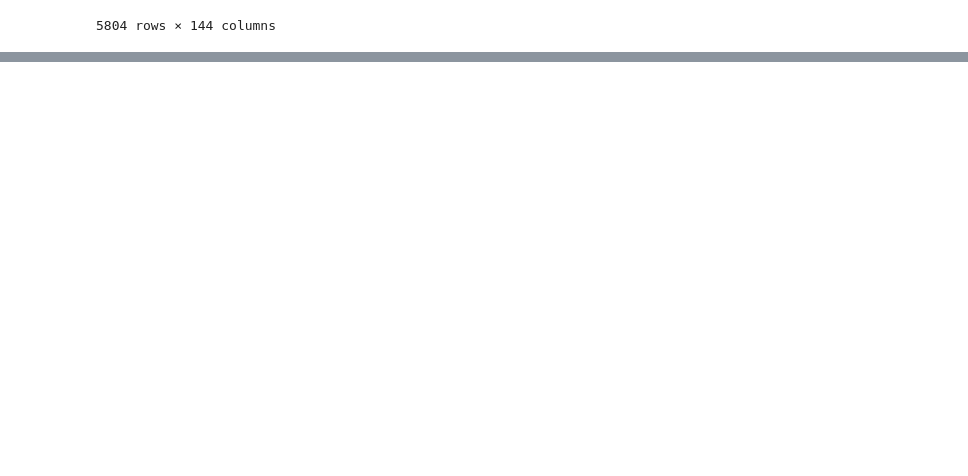
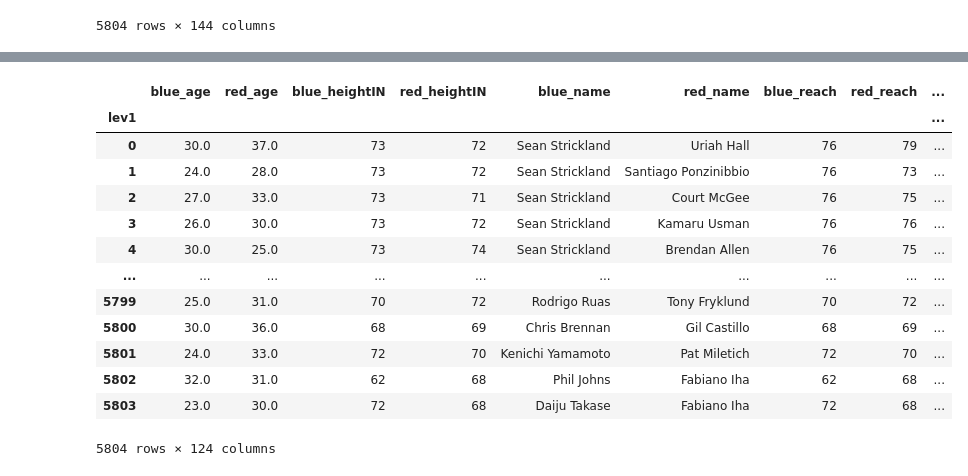
Before and after one commit to a925sw/ufc_stats, a Jupyter notebook: cleaning/fight_stats.ipynb, the cells around one changed output, grey strips where cells are left out. Cells and saved outputs as stored; diff of their text form; code cells hidden in the pictures; blank space fills up the shorter version.

```diff
--- a/cleaning/fight_stats.ipynb
+++ b/cleaning/fight_stats.ipynb
@@ -499,6 +479,3 @@ cumulative_df
 | 5802 | Fabiano Iha | Phil Johns | Men's Welterweight | red | 0 | 1 | 0 | 0 | ... |
 | 5803 | Fabiano Iha | Daiju Takase | Men's Welterweight | red | 0 | 0 | 0 | 0 | ... |
 5804 rows × 144 columns
-# %%
-cumulative_df["red_weight"] = cumulative_df["weight_class"].apply(lambda x: x if x == "Men's Heavyweight" else cumulative_df)
-cumulative_df.head(20)
@@ -633,0 +646,4 @@ cumulative_df
+# %%
+cumulative_df["red_weightclass"] = cumulative_df["weight_class"]
+cumulative_df["blue_weightclass"] = cumulative_df["weight_class"]
+cumulative_df
@@ -634,3 +664,5 @@ cumulative_df
 # %%
-cumulative_df = cumulative_df.drop(columns=["date", "red_DOB", "blue_DOB", "fight_seconds"])
+cumulative_df = cumulative_df.drop(columns=["date", "fight_seconds", "winner", "weight_class", "red_weight", "blue_weight"])
+# cumulative_df = cumulative_df.rename(columns={"red_weight" : "rw",
+#                                              "blue_weight" : "bw"})
 cumulative_df
@@ -636,0 +683,4 @@ cumulative_df
+# %%
+cumulative_df["red_weightclass"] = pd.Series(cumulative_df["red_weightclass"], dtype="string")
+cumulative_df["red_weightclass"] = pd.Series(cumulative_df["blue_weightclass"], dtype="string")
+cumulative_df.info()
@@ -740,7 +943,21 @@ df2
 # %%
-df3 = df2.drop(columns=df2.columns[:116])
+df3 = df2.drop(columns=df2.columns[:118])
 df3 = df3.drop(columns=["red_win", "blue_win", "red_loss", "blue_loss","red_subWin", "blue_subWin", \
-                        "red_reversed", "blue_reversed", "blue_decWin", "red_decWin", "blue_loss", "red_loss",\
-                       "blue_titleFight", "red_titleFight"])
+                        "red_reversed", "blue_reversed", "blue_decWin", "red_decWin", "blue_loss", "red_loss"])
 df3
+# %% [output]
+|  | blue_age | red_age | blue_heightIN | red_heightIN | blue_name | red_name | blue_reach | red_reach | ... |
+| lev1 |  |  |  |  |  |  |  |  | ... |
+| 0 | 30.0 | 37.0 | 73 | 72 | Sean Strickland | Uriah Hall | 76 | 79 | ... |
+| 1 | 24.0 | 28.0 | 73 | 72 | Sean Strickland | Santiago Ponzinibbio | 76 | 73 | ... |
+| 2 | 27.0 | 33.0 | 73 | 71 | Sean Strickland | Court McGee | 76 | 75 | ... |
+| 3 | 26.0 | 30.0 | 73 | 72 | Sean Strickland | Kamaru Usman | 76 | 76 | ... |
+| 4 | 30.0 | 25.0 | 73 | 74 | Sean Strickland | Brendan Allen | 76 | 75 | ... |
+| ... | ... | ... | ... | ... | ... | ... | ... | ... | ... |
+| 5799 | 25.0 | 31.0 | 70 | 72 | Rodrigo Ruas | Tony Fryklund | 70 | 72 | ... |
+| 5800 | 30.0 | 36.0 | 68 | 69 | Chris Brennan | Gil Castillo | 68 | 69 | ... |
+| 5801 | 24.0 | 33.0 | 72 | 70 | Kenichi Yamamoto | Pat Miletich | 72 | 70 | ... |
+| 5802 | 32.0 | 31.0 | 62 | 68 | Phil Johns | Fabiano Iha | 62 | 68 | ... |
+| 5803 | 23.0 | 30.0 | 72 | 68 | Daiju Takase | Fabiano Iha | 72 | 68 | ... |
+5804 rows × 124 columns
 # %%
```
Also changed, not shown: parts of 33 cells of this notebook, 21 other files.
